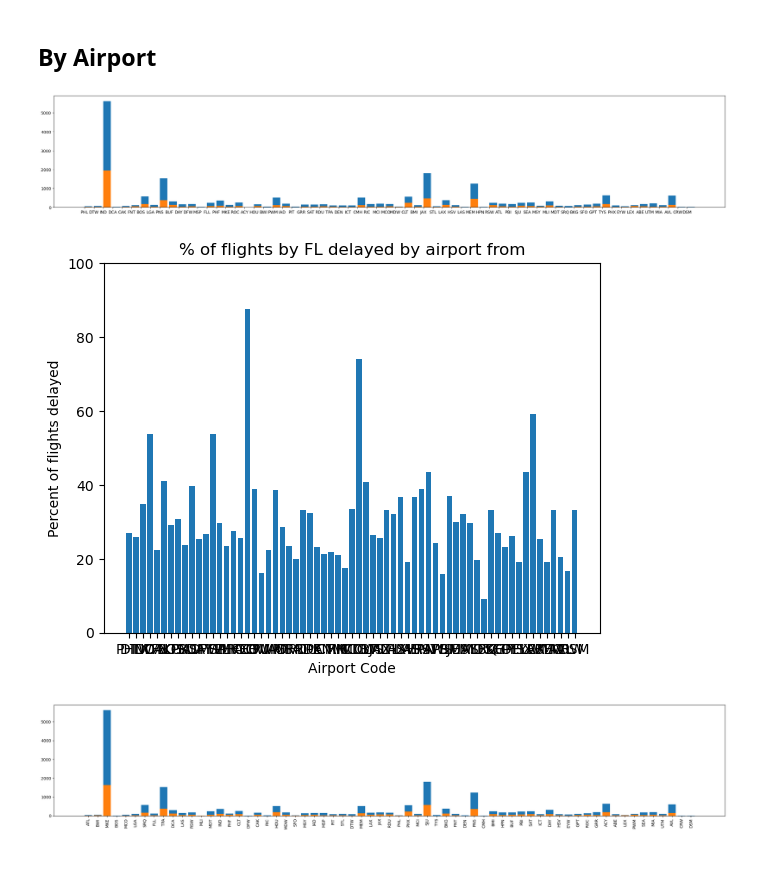
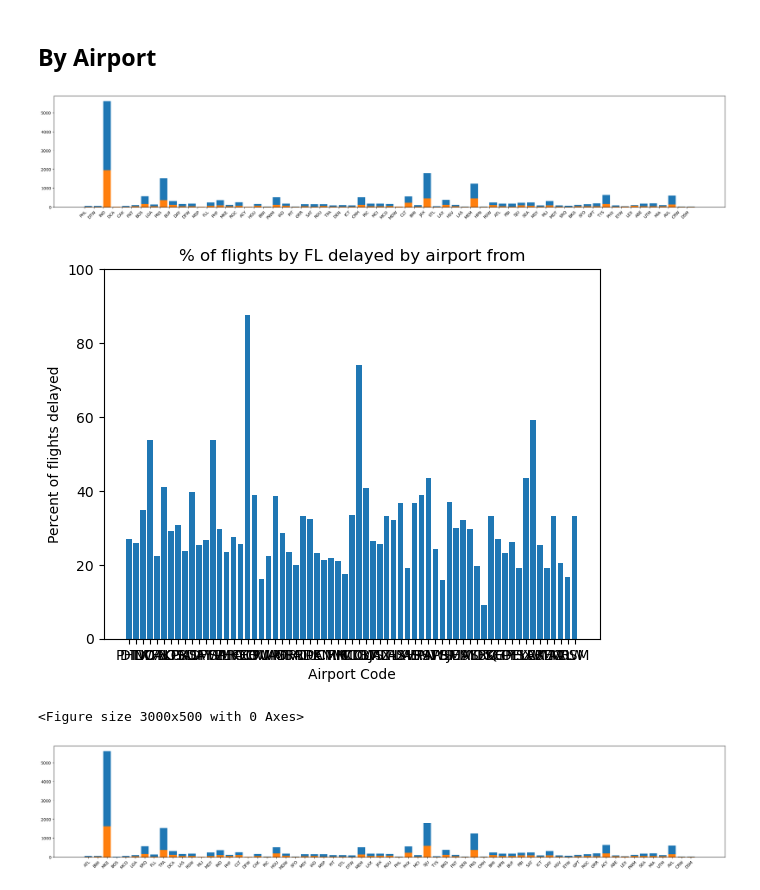
Before and after one commit to ltcolscotty/AirlinesProject, a Jupyter notebook: AirlineAnalysis.ipynb, the cells around one changed output. Cells and saved outputs as stored; diff of their text form; code cells hidden in the pictures; blank space fills up the shorter version.

```diff
--- a/AirlineAnalysis.ipynb
+++ b/AirlineAnalysis.ipynb
@@ -167,21 +167,24 @@ airport_list_To = y_result4['AirportTo'].unique()
 # %%
 y_result5A = y_result4.groupby(['AirportFrom'])['Delay'].sum()
 y_result5B = y_result4.groupby(['AirportFrom'])['Delay'].count()
 y_result5C = y_result5A.div(y_result5B).multiply(100)
 
 plt.figure(figsize=(30,5))
 plt.bar(airport_list_from, y_result5B, align='edge')
 plt.bar(airport_list_from, y_result5A, align='edge')
+plt.xticks(airport_list_from, rotation=45, horizontalalignment='right', verticalalignment='top', rotation_mode='anchor')
 plt.show()
 # %% [output]
-[figure, old version]
+[figure, new version]
 # %%
 fig, ax = plt.subplots()
 bar_container3 = ax.bar(airport_list_from, y_result5C)
 ax.set(ylabel='Percent of flights delayed', xlabel='Airport Code' , title='% of flights by FL delayed by airport from', ylim=(0, 100))
+plt.figure(figsize=(30,5))
 plt.show()
 # %% [output]
 [figure]
+<Figure size 3000x500 with 0 Axes>
 # %%
 y_result6A = y_result4.groupby(['AirportTo'])['Delay'].sum()
 y_result6B = y_result4.groupby(['AirportTo'])['Delay'].count()
```
Also changed, not shown: parts of 2 cells of this notebook.
